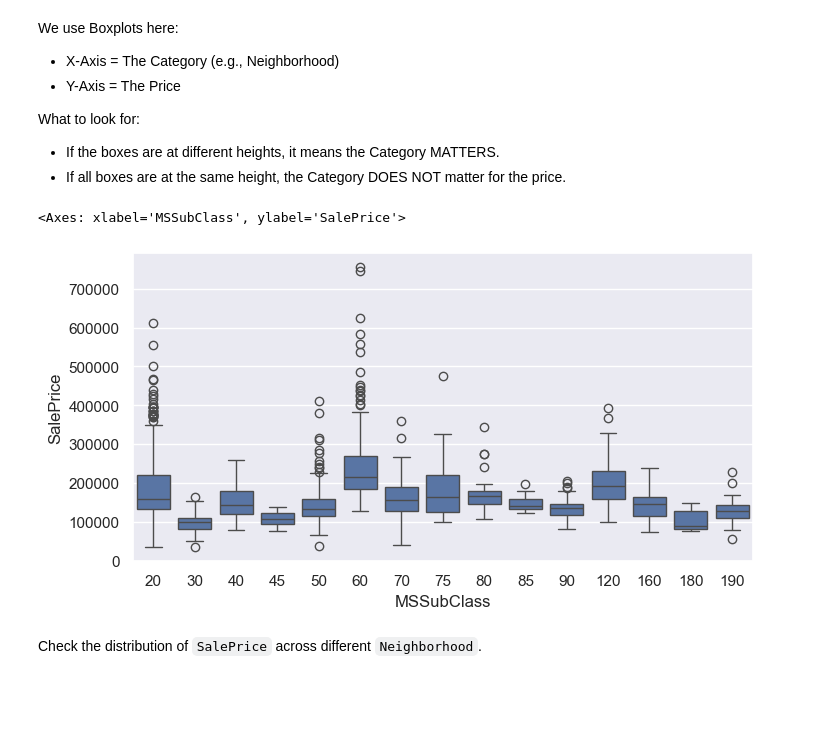
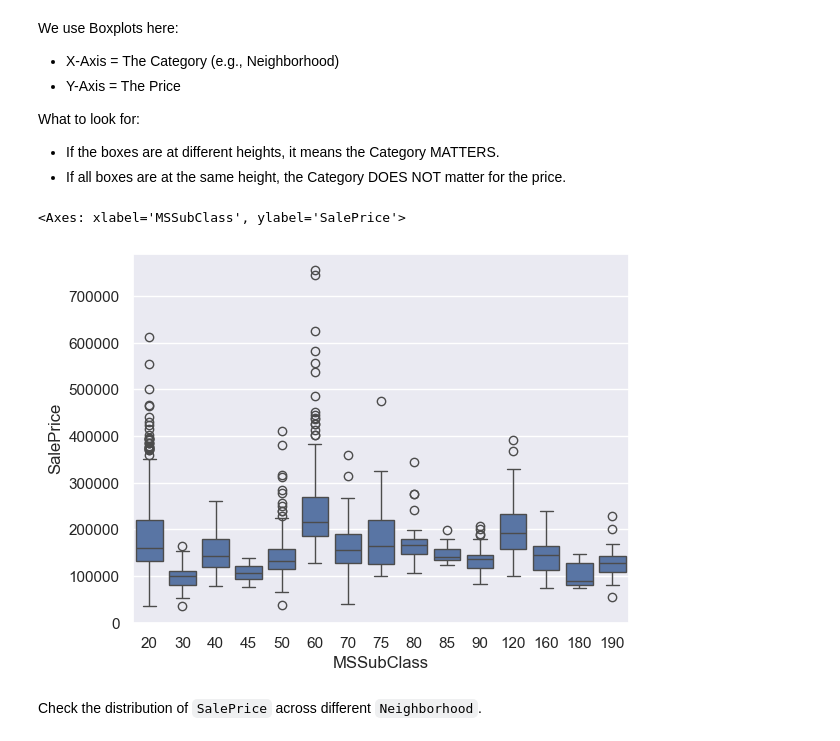
Before and after one commit to itsjunwei/IE0005-2026, a Jupyter notebook: Week4/Exercise3_Solution.ipynb, the cells around one changed output. Cells and saved outputs as stored; diff of their text form; code cells hidden in the pictures; blank space fills up the shorter version.

```diff
--- a/Week4/Exercise3_Solution.ipynb
+++ b/Week4/Exercise3_Solution.ipynb
@@ -346,11 +346,11 @@ What to look for:
 * If the boxes are at different heights, it means the Category MATTERS.
 * If all boxes are at the same height, the Category DOES NOT matter for the price.
 # %%
-f, axes = plt.subplots(1, 1, figsize=(8, 4))
+
 sb.boxplot(x = 'MSSubClass', y = 'SalePrice', data = houseCatSale)
 # %% [output]
 <Axes: xlabel='MSSubClass', ylabel='SalePrice'>
-[figure, old version]
+[figure, new version]
 # %% [markdown]
 Check the distribution of `SalePrice` across different `Neighborhood`.
 # %%
```
Also changed, not shown: 2 other files.
